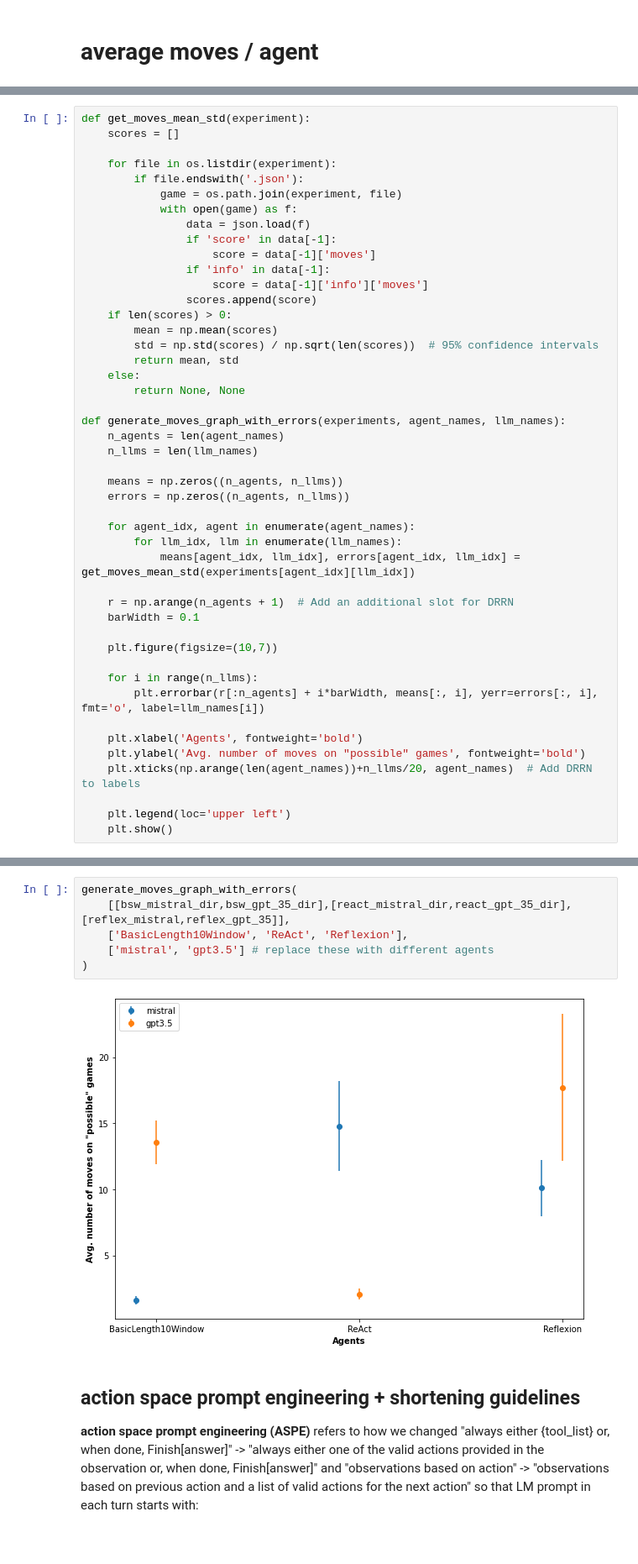
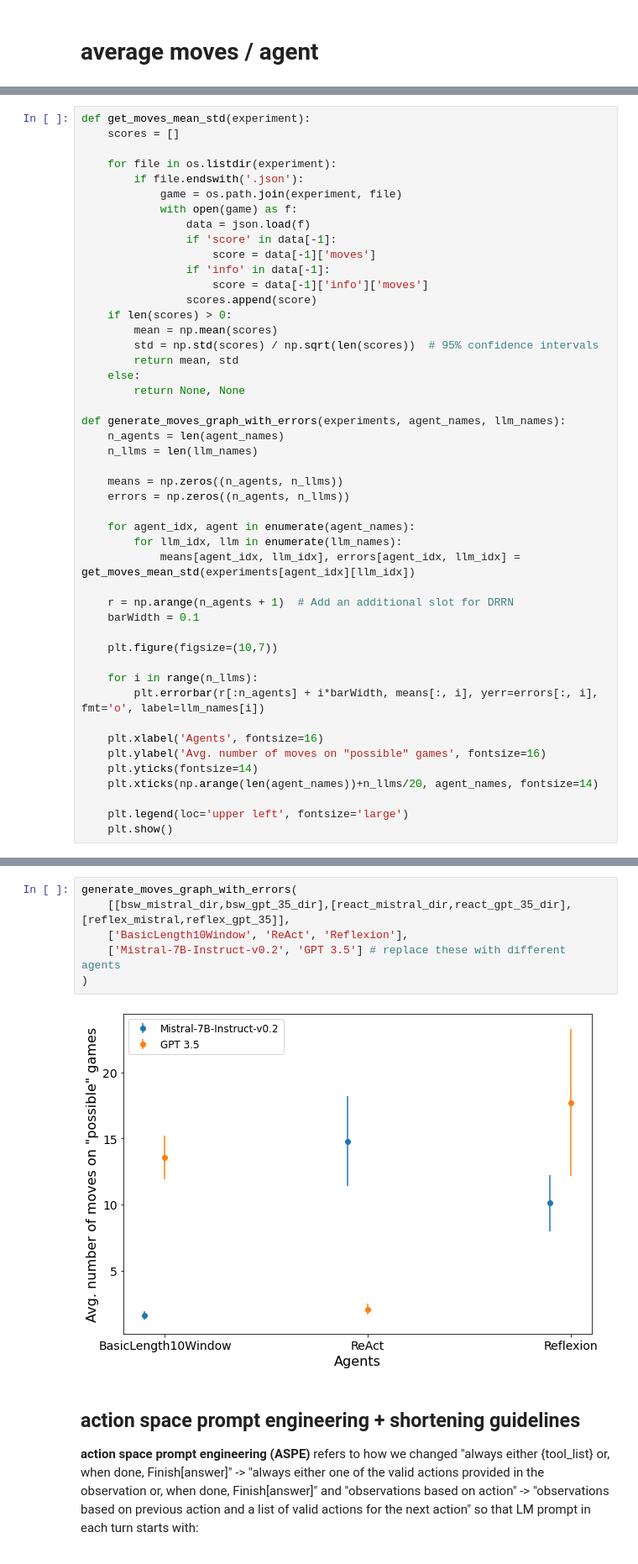
Before and after one commit to caenopy/if-agents, a Jupyter notebook: visualization/viz.ipynb, the cells around one changed output, grey strips where cells are left out. Shown at 84% size. Saved outputs shown, nothing was run; the diff lists cells and outputs as text.

```diff
--- a/visualization/viz.ipynb
+++ b/visualization/viz.ipynb
@@ -464,11 +503,12 @@ def generate_moves_graph_with_errors(experiments, agent_names, llm_names):
     for i in range(n_llms):
         plt.errorbar(r[:n_agents] + i*barWidth, means[:, i], yerr=errors[:, i], fmt='o', label=llm_names[i])
 
-    plt.xlabel('Agents', fontweight='bold')
-    plt.ylabel('Avg. number of moves on "possible" games', fontweight='bold')
-    plt.xticks(np.arange(len(agent_names))+n_llms/20, agent_names)  # Add DRRN to labels
+    plt.xlabel('Agents', fontsize=16)
+    plt.ylabel('Avg. number of moves on "possible" games', fontsize=16)
+    plt.yticks(fontsize=14)
+    plt.xticks(np.arange(len(agent_names))+n_llms/20, agent_names, fontsize=14)
 
-    plt.legend(loc='upper left')
+    plt.legend(loc='upper left', fontsize='large')
     plt.show()
 # %%
 generate_moves_graph(
@@ -481,11 +521,11 @@ generate_moves_graph(
 # %%
 generate_moves_graph_with_errors(
     [[bsw_mistral_dir,bsw_gpt_35_dir],[react_mistral_dir,react_gpt_35_dir],[reflex_mistral,reflex_gpt_35]],
     ['BasicLength10Window', 'ReAct', 'Reflexion'],
-    ['mistral', 'gpt3.5'] # replace these with different agents
+    ['Mistral-7B-Instruct-v0.2', 'GPT 3.5'] # replace these with different agents
 )
 # %% [output]
-[figure, old version]
+[figure, new version]
 # %% [markdown]
 ## action space prompt engineering + shortening guidelines
 **action space prompt engineering (ASPE)** refers to how we changed "always either {tool_list} or, when done, Finish\[answer\]" -> "always either one of the valid actions provided in the observation or, when done, Finish\[answer\]" and "observations based on action" -> "observations based on previous action and a list of valid actions for the next action" so that LM prompt in each turn starts with:
```
Also changed, not shown: parts of 9 cells of this notebook.
